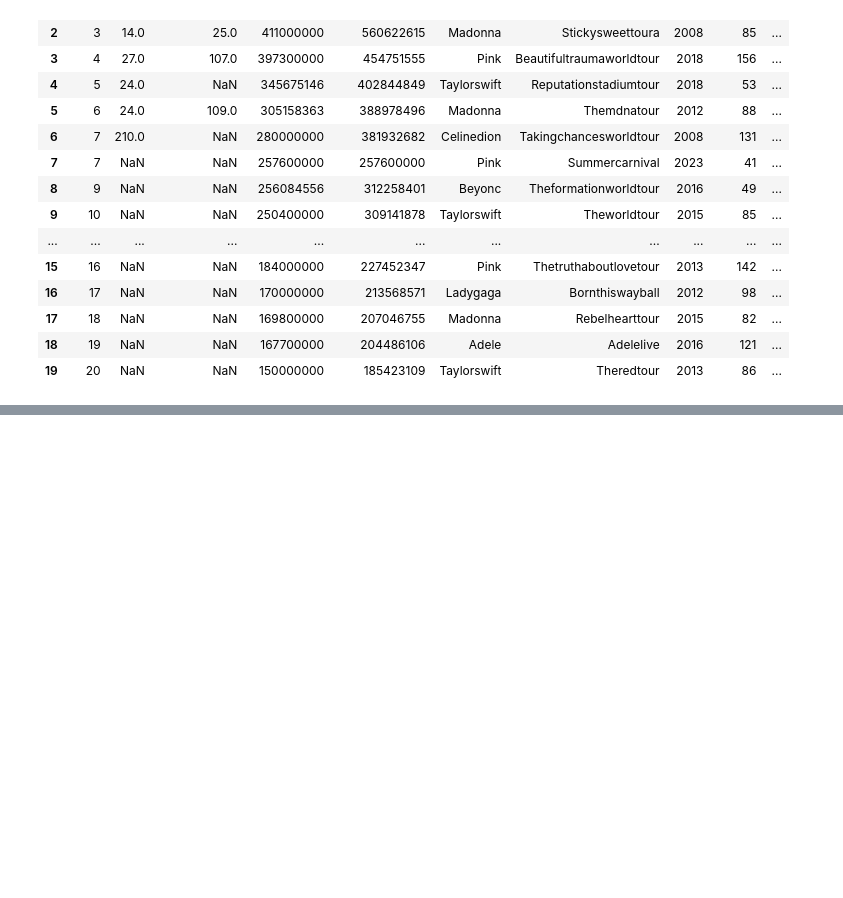
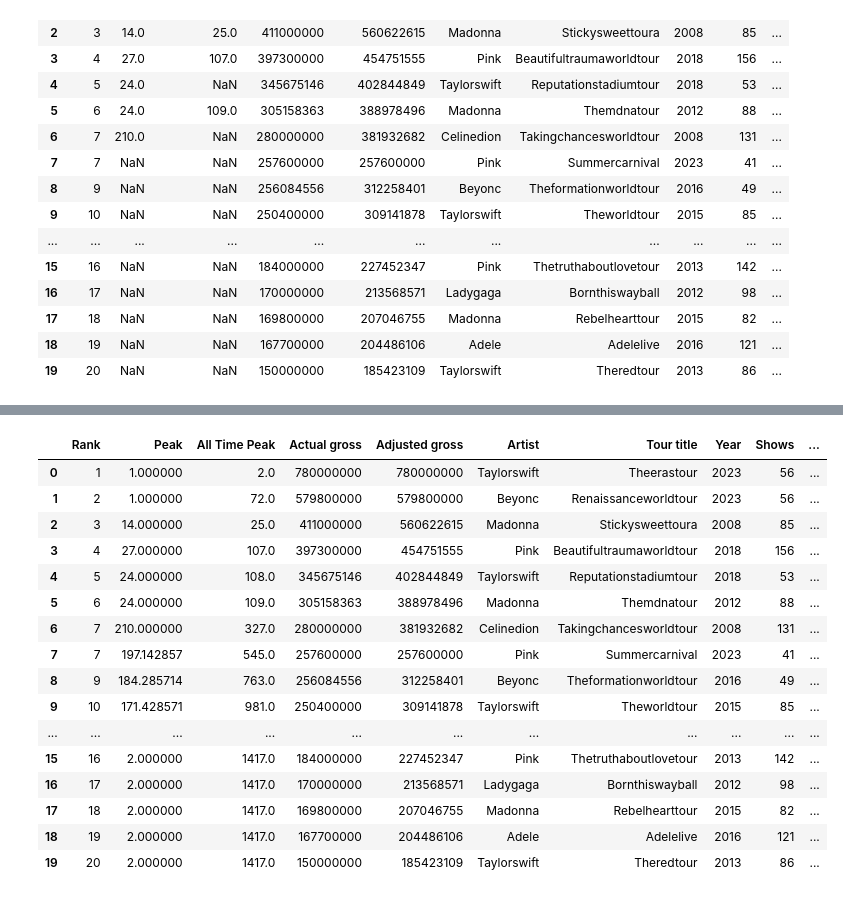
Before and after one commit to marshaale/learn-pandas, a Jupyter notebook: dirty-dataset/notebook.ipynb, the cells around one changed output, grey strips where cells are left out. Cells and saved outputs as stored; diff of their text form; code cells hidden in the pictures; blank space fills up the shorter version.

Commit message:
interpolate missing and save

```diff
--- a/dirty-dataset/notebook.ipynb
+++ b/dirty-dataset/notebook.ipynb
@@ -203,0 +218,21 @@ df
+# %%
+df[['Peak','All Time Peak']] = df[['Peak','All Time Peak']].interpolate()
+df
+# %% [output]
+|  | Rank | Peak | All Time Peak | Actual gross | Adjusted gross | Artist | Tour title | Year | Shows | ... |
+| 0 | 1 | 1.000000 | 2.0 | 780000000 | 780000000 | Taylorswift | Theerastour | 2023 | 56 | ... |
+| 1 | 2 | 1.000000 | 72.0 | 579800000 | 579800000 | Beyonc | Renaissanceworldtour | 2023 | 56 | ... |
+| 2 | 3 | 14.000000 | 25.0 | 411000000 | 560622615 | Madonna | Stickysweettoura | 2008 | 85 | ... |
+| 3 | 4 | 27.000000 | 107.0 | 397300000 | 454751555 | Pink | Beautifultraumaworldtour | 2018 | 156 | ... |
+| 4 | 5 | 24.000000 | 108.0 | 345675146 | 402844849 | Taylorswift | Reputationstadiumtour | 2018 | 53 | ... |
+| 5 | 6 | 24.000000 | 109.0 | 305158363 | 388978496 | Madonna | Themdnatour | 2012 | 88 | ... |
+| 6 | 7 | 210.000000 | 327.0 | 280000000 | 381932682 | Celinedion | Takingchancesworldtour | 2008 | 131 | ... |
+| 7 | 7 | 197.142857 | 545.0 | 257600000 | 257600000 | Pink | Summercarnival | 2023 | 41 | ... |
+| 8 | 9 | 184.285714 | 763.0 | 256084556 | 312258401 | Beyonc | Theformationworldtour | 2016 | 49 | ... |
+| 9 | 10 | 171.428571 | 981.0 | 250400000 | 309141878 | Taylorswift | Theworldtour | 2015 | 85 | ... |
+| ... | ... | ... | ... | ... | ... | ... | ... | ... | ... | ... |
+| 15 | 16 | 2.000000 | 1417.0 | 184000000 | 227452347 | Pink | Thetruthaboutlovetour | 2013 | 142 | ... |
+| 16 | 17 | 2.000000 | 1417.0 | 170000000 | 213568571 | Ladygaga | Bornthiswayball | 2012 | 98 | ... |
+| 17 | 18 | 2.000000 | 1417.0 | 169800000 | 207046755 | Madonna | Rebelhearttour | 2015 | 82 | ... |
+| 18 | 19 | 2.000000 | 1417.0 | 167700000 | 204486106 | Adele | Adelelive | 2016 | 121 | ... |
+| 19 | 20 | 2.000000 | 1417.0 | 150000000 | 185423109 | Taylorswift | Theredtour | 2013 | 86 | ... |
```
Also changed, not shown: parts of 2 cells of this notebook, 1 other file.
